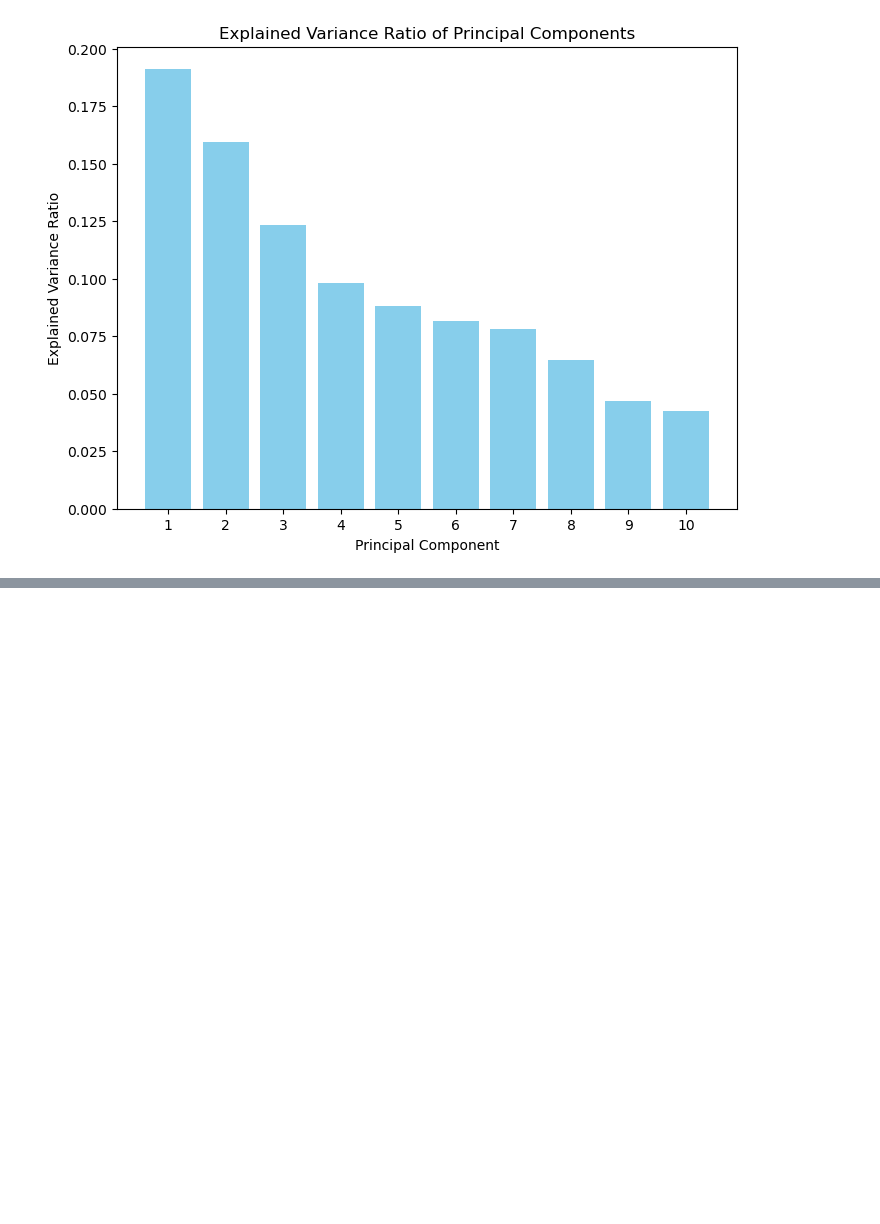
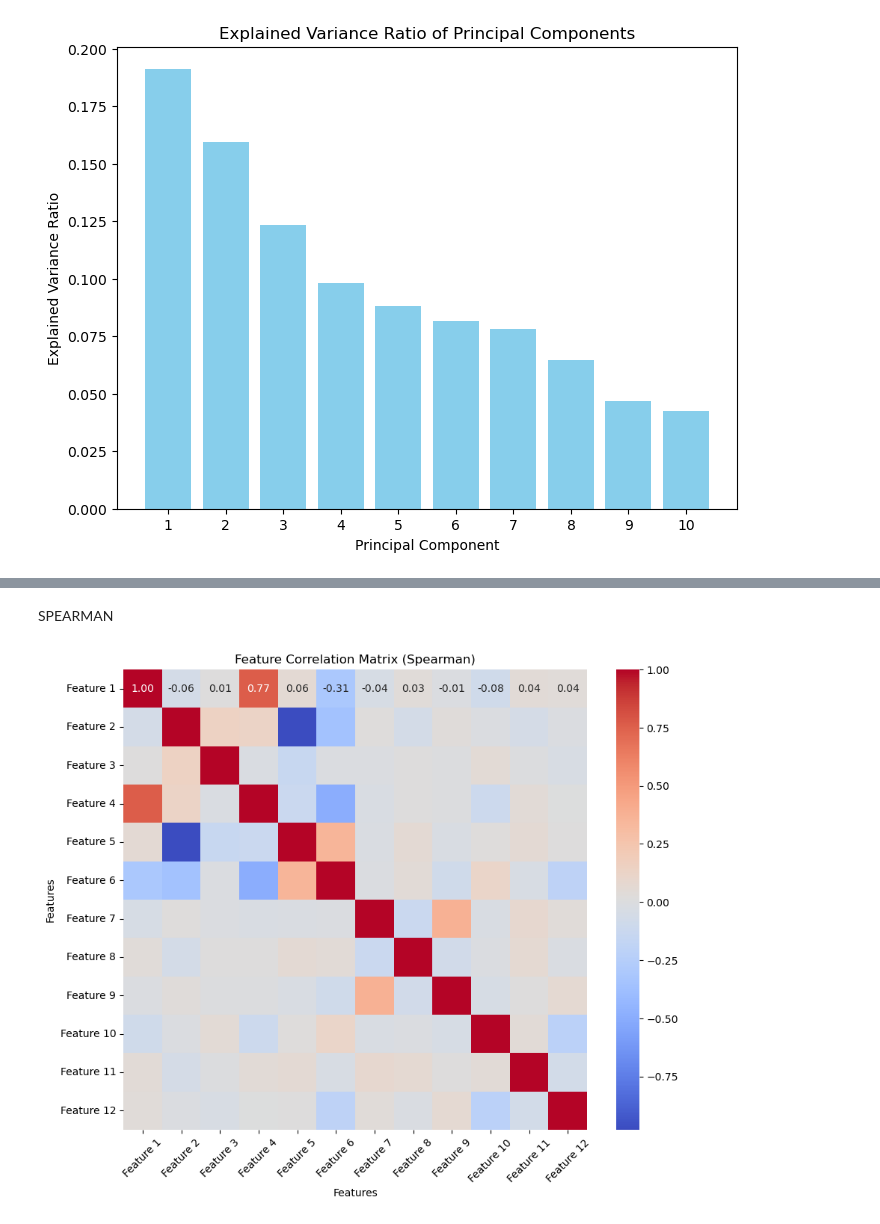
Before and after one commit to karlagular/SAU, a Jupyter notebook: testfile.ipynb, the cells around one changed output, grey strips where cells are left out. Cells and saved outputs as stored; diff of their text form; code cells hidden in the pictures; blank space fills up the shorter version.

```diff
--- a/testfile.ipynb
+++ b/testfile.ipynb
@@ -141,0 +162,22 @@ plt.show()
+# %% [markdown]
+SPEARMAN
+# %%
+for i in range(12):
+    for j in range(12):
+        # Calculate the correlation coefficient between features using Spearman's correlation
+        correlation, _ = spearmanr(data[:, i, :].flatten(), data[:, j, :].flatten())
+        correlation_matrix[i, j] = correlation
+
+# Step 3: Visualize the correlation matrix
+feature_names = ['Feature 1', 'Feature 2', 'Feature 3', 'Feature 4', 'Feature 5', 'Feature 6', 'Feature 7', 'Feature 8', 'Feature 9', 'Feature 10', 'Feature 11', 'Feature 12']
+
+plt.figure(figsize=(10, 8))
+sns.heatmap(correlation_matrix, annot=True, fmt=".2f", cmap="coolwarm", xticklabels=feature_names, yticklabels=feature_names)
+plt.title("Feature Correlation Matrix (Spearman)")
+plt.xlabel("Features")
+plt.ylabel("Features")
+plt.xticks(rotation=45)
+plt.yticks(rotation=0)
+plt.show()
+# %% [output]
+[figure, added]
```
Also changed, not shown: parts of 15 cells of this notebook.
